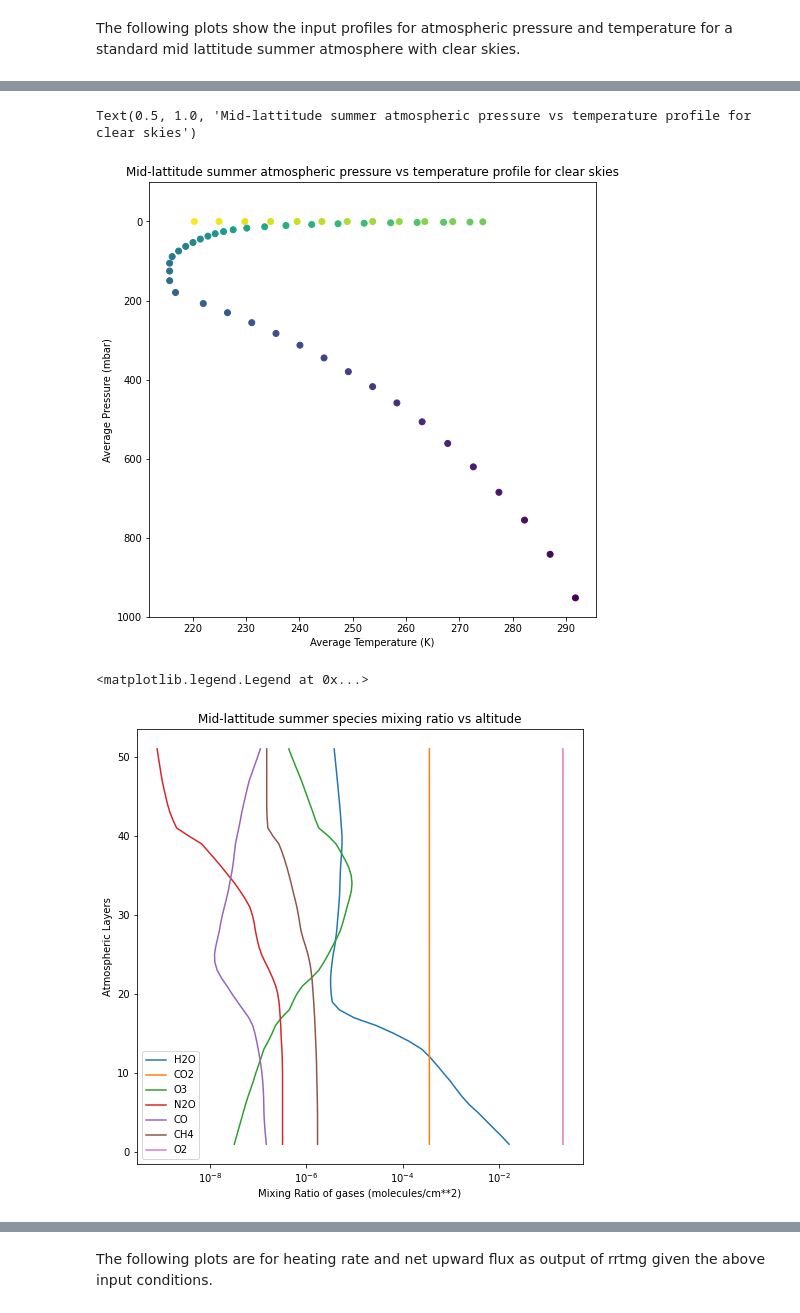
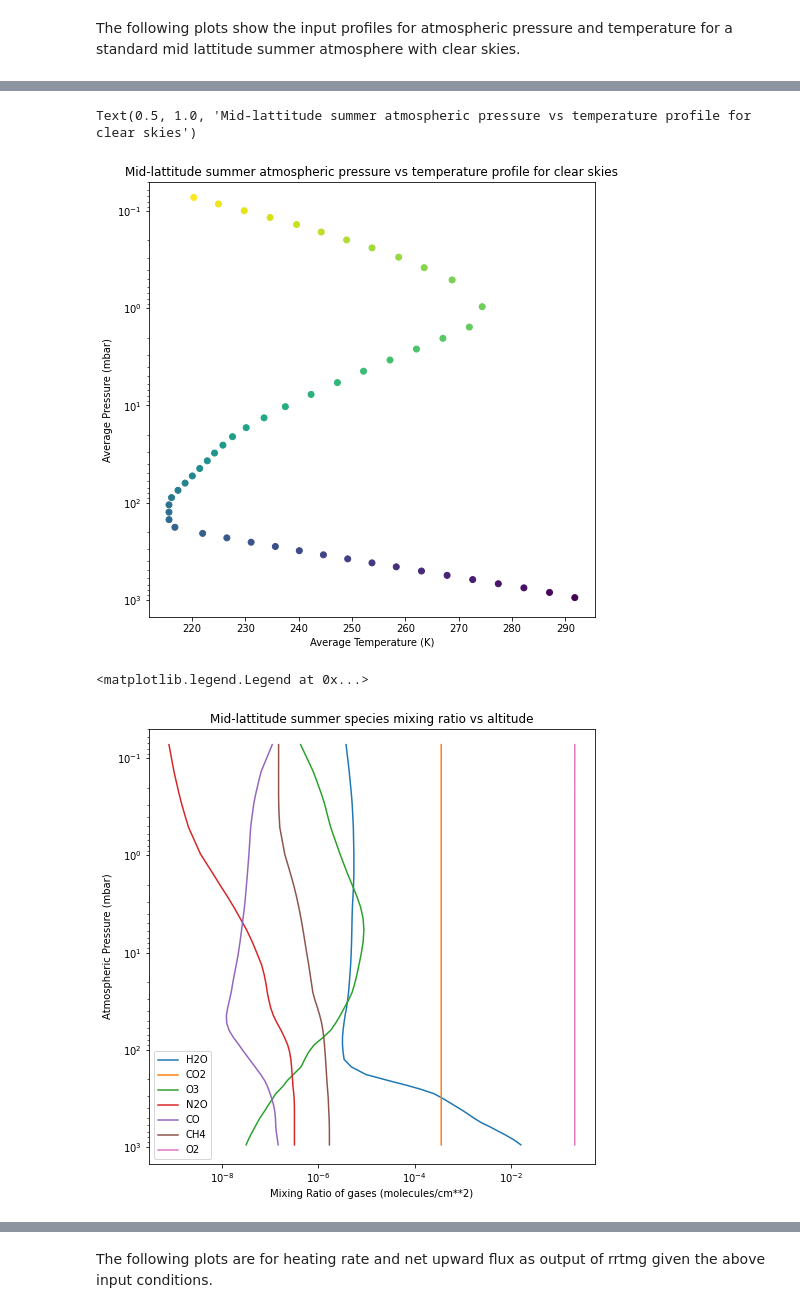
Before and after one commit to SennDegrare/RRTMG_LW_outputs, a Jupyter notebook: Longwave-rrtm-read.ipynb, the cells around one changed output, grey strips where cells are left out. Drawn from its saved outputs; the diff is of its cells as text; code cells hidden in the pictures.

```diff
--- a/Longwave-rrtm-read.ipynb
+++ b/Longwave-rrtm-read.ipynb
@@ -4,9 +4,9 @@ import matplotlib.pyplot as plt
 import glob as g
 import pandas as pd
 # %%
-file = sorted(g.glob('output_rrtm_MLS-clr'))
+file = sorted(g.glob('output_rrtm_MLS-clr*'))
 print(file)
 
-finput = sorted(g.glob('input_rrtm_MLS-clr'))
+finput = sorted(g.glob('input_rrtm_MLS-clr*'))
 print(finput)
 # %% [output]
@@ -179,24 +195,27 @@ fig, ax = plt.subplots(figsize=(8,8))
 ax.scatter(input_mls[2], input_mls[3], c=output_51l[0], cmap='viridis')
 ax.set_ylabel('Average Pressure (mbar)')
 ax.set_xlabel('Average Temperature (K)')
-ax.set_ylim(1000, -100)
+ax.set_ylim(1500, 0.05)
+ax.set_yscale('log')
 ax.set_title('Mid-lattitude summer atmospheric pressure vs temperature profile for clear skies')
 # Colormap is set as following: Darker colors correspond to lower altitudes and lighter for higher ones
 # %% [output]
 Text(0.5, 1.0, 'Mid-lattitude summer atmospheric pressure vs temperature profile for clear skies')
-[figure, old version]
+[figure, new version]
 # %%
 fig, ax = plt.subplots(figsize=(8,8))
 for k in range(0,7):
-    ax.plot(input_mls[4][:,k], output_51l[0])
+    ax.plot(input_mls[4][:,k], input_mls[3])
 ax.set_xlabel('Mixing Ratio of gases (molecules/cm**2)')
-ax.set_ylabel('Atmospheric Layers')
+ax.set_ylabel('Atmospheric Pressure (mbar)')
 ax.set_xscale('log')
+ax.set_yscale('log')
+ax.set_ylim(1500,0.05)
 ax.set_title('Mid-lattitude summer species mixing ratio vs altitude')
 ax.legend(['H2O','CO2','O3','N2O','CO','CH4','O2'])
 # %% [output]
 <matplotlib.legend.Legend at 0x...>
-[figure, old version]
+[figure, new version]
 # %%
 #In this figure, the pressure and Atmospheric layers' axes are not exactly aligned, only approximately aligned.
 #I tried to find ways to align axes where one is a function of the other (here pressure = f(Layers) for some function), but in vain
```
Also changed, not shown: parts of 11 cells of this notebook.
